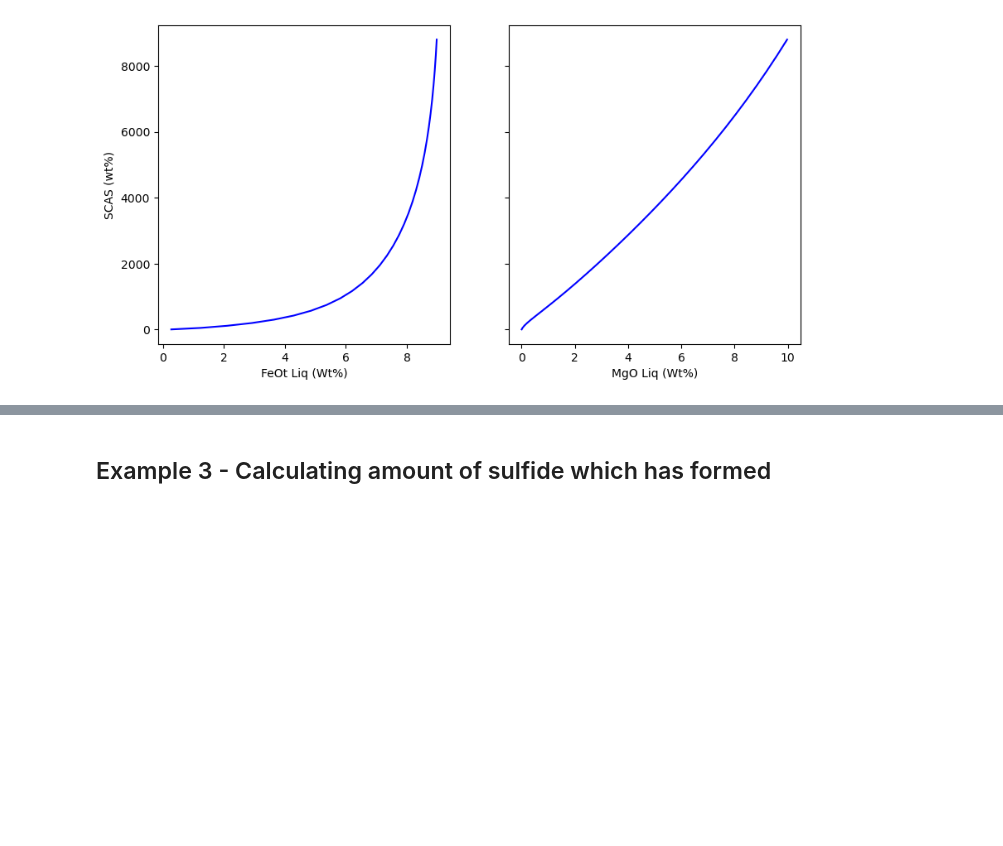
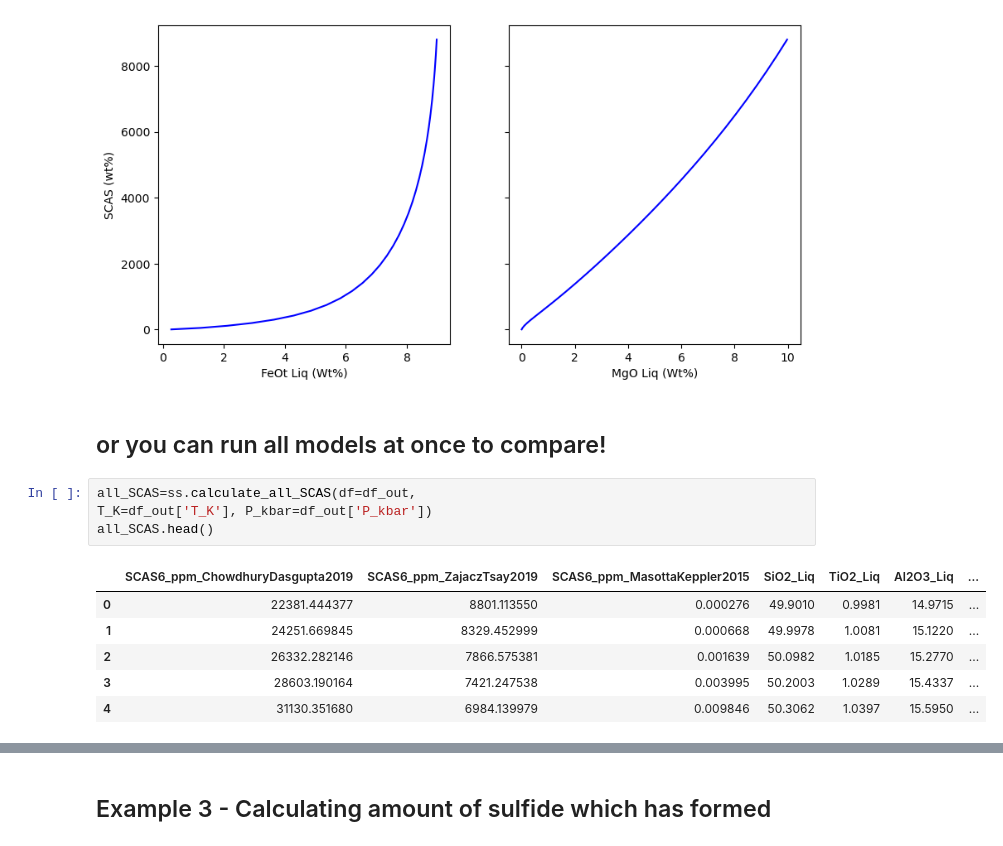
Before and after one commit to PennyWieser/PySulfSat, a Jupyter notebook: docs/Examples/Intro_Example_Petrolog_FC/FC_Petrolog.ipynb, the cells around one changed output, grey strips where cells are left out. Drawn from its saved outputs; the diff is of its cells as text; blank space fills up the shorter version.

Commit message:
added code for all models.

```diff
--- a/docs/Examples/Intro_Example_Petrolog_FC/FC_Petrolog.ipynb
+++ b/docs/Examples/Intro_Example_Petrolog_FC/FC_Petrolog.ipynb
@@ -321,3 +330,16 @@ ax1.set_ylabel('SCAS (wt%)')
 # %% [output]
 Text(0, 0.5, 'SCAS (wt%)')
 [figure]
+# %% [markdown]
+## or you can run all models at once to compare!
+# %%
+all_SCAS=ss.calculate_all_SCAS(df=df_out,
+T_K=df_out['T_K'], P_kbar=df_out['P_kbar'])
+all_SCAS.head()
+# %% [output]
+|  | SCAS6_ppm_ChowdhuryDasgupta2019 | SCAS6_ppm_ZajaczTsay2019 | SCAS6_ppm_MasottaKeppler2015 | SiO2_Liq | TiO2_Liq | Al2O3_Liq | ... |
+| 0 | 22381.444377 | 8801.113550 | 0.000276 | 49.9010 | 0.9981 | 14.9715 | ... |
+| 1 | 24251.669845 | 8329.452999 | 0.000668 | 49.9978 | 1.0081 | 15.1220 | ... |
+| 2 | 26332.282146 | 7866.575381 | 0.001639 | 50.0982 | 1.0185 | 15.2770 | ... |
+| 3 | 28603.190164 | 7421.247538 | 0.003995 | 50.2003 | 1.0289 | 15.4337 | ... |
+| 4 | 31130.351680 | 6984.139979 | 0.009846 | 50.3062 | 1.0397 | 15.5950 | ... |
```
Also changed, not shown: parts of 8 cells of this notebook, 9 other files.
